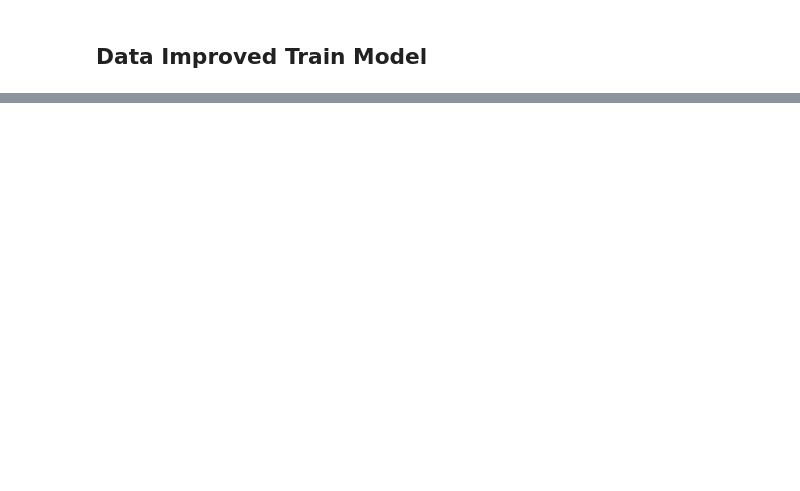
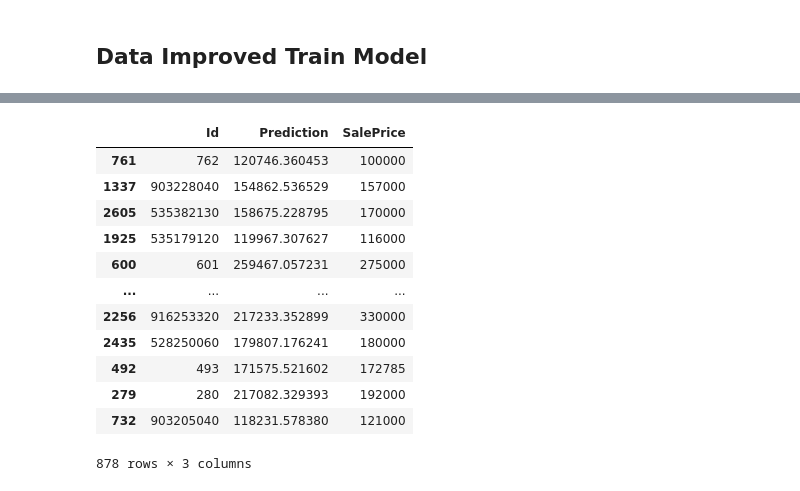
Before and after one commit to doncfc/house-price-regression, a Jupyter notebook: house_prices_regression.ipynb, the cells around one changed output, grey strips where cells are left out. Drawn from its saved outputs; the diff is of its cells as text; code cells hidden in the pictures; blank space fills up the shorter version.

```diff
--- a/house_prices_regression.ipynb
+++ b/house_prices_regression.ipynb
@@ -696,4 +696,25 @@ test_data.columns, train_data_full.columns
        dtype='object'))
+# %%
+y_val_preds = cbr.predict(X_val)
+house_price_val_preds = pd.DataFrame({'Id': X_val['Id'],
+                                      'Prediction': y_val_preds,
+                                      'SalePrice': y_val})
+
+house_price_val_preds
+# %% [output]
+|  | Id | Prediction | SalePrice |
+| 761 | 762 | 120746.360453 | 100000 |
+| 1337 | 903228040 | 154862.536529 | 157000 |
+| 2605 | 535382130 | 158675.228795 | 170000 |
+| 1925 | 535179120 | 119967.307627 | 116000 |
+| 600 | 601 | 259467.057231 | 275000 |
+| ... | ... | ... | ... |
+| 2256 | 916253320 | 217233.352899 | 330000 |
+| 2435 | 528250060 | 179807.176241 | 180000 |
+| 492 | 493 | 171575.521602 | 172785 |
+| 279 | 280 | 217082.329393 | 192000 |
+| 732 | 903205040 | 118231.578380 | 121000 |
+878 rows × 3 columns
 # %%
 y_preds_improved = cbr.predict(test_data)
 # %%
```
Also changed, not shown: parts of 17 cells of this notebook.
